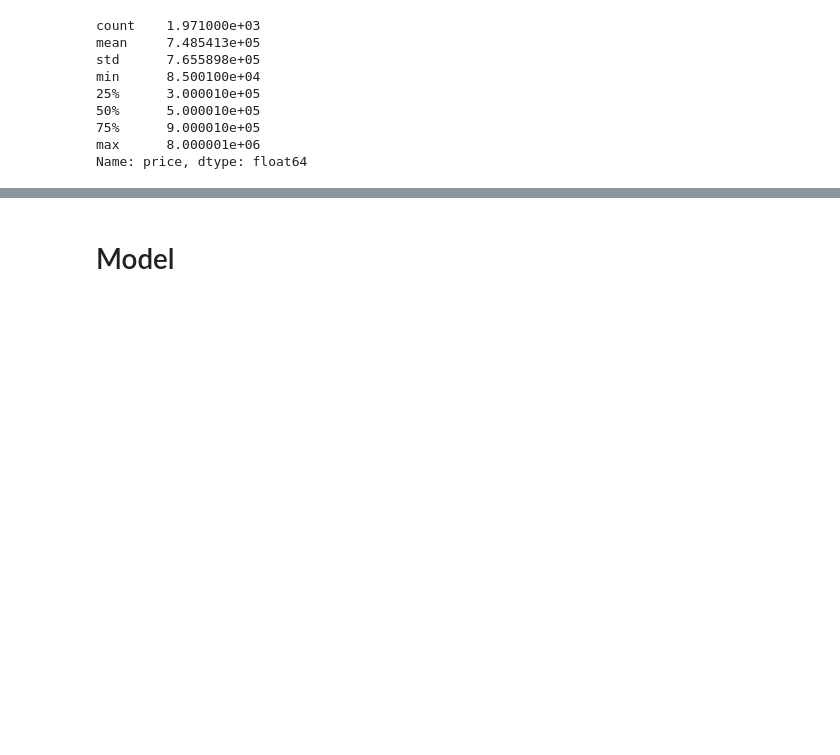
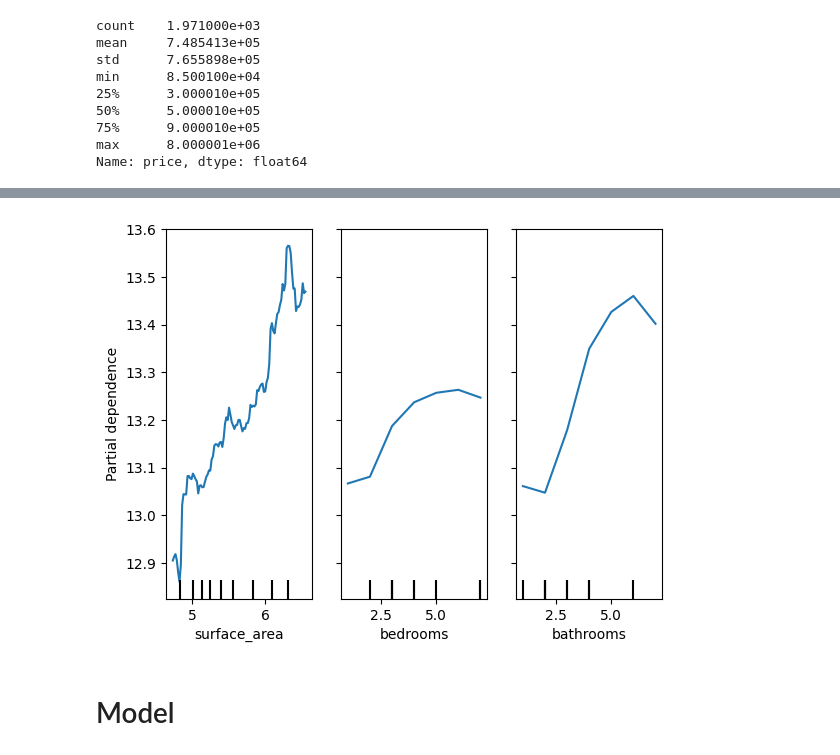
Before and after one commit to Malak-elghriani/OpenSouq_P, a Jupyter notebook: Model/modeling_and_testing.ipynb, the cells around one changed output, grey strips where cells are left out. Saved outputs shown, nothing was run; the diff lists cells and outputs as text; code cells hidden in the pictures; blank space fills up the shorter version.

```diff
--- a/Model/modeling_and_testing.ipynb
+++ b/Model/modeling_and_testing.ipynb
@@ -725,3 +777,15 @@ Name: price, dtype: float64
+# %%
+features_to_plot = ["surface_area", "bedrooms", "bathrooms"]
+
+PartialDependenceDisplay.from_estimator(
+    best_rf_top_features,
+    X_train_top_features,
+    features_to_plot
+)
+
+plt.show()
+# %% [output]
+[figure, added]
 # %% [markdown]
 # Model
 # %%
```
Also changed, not shown: parts of 12 cells of this notebook, 1 other file.
